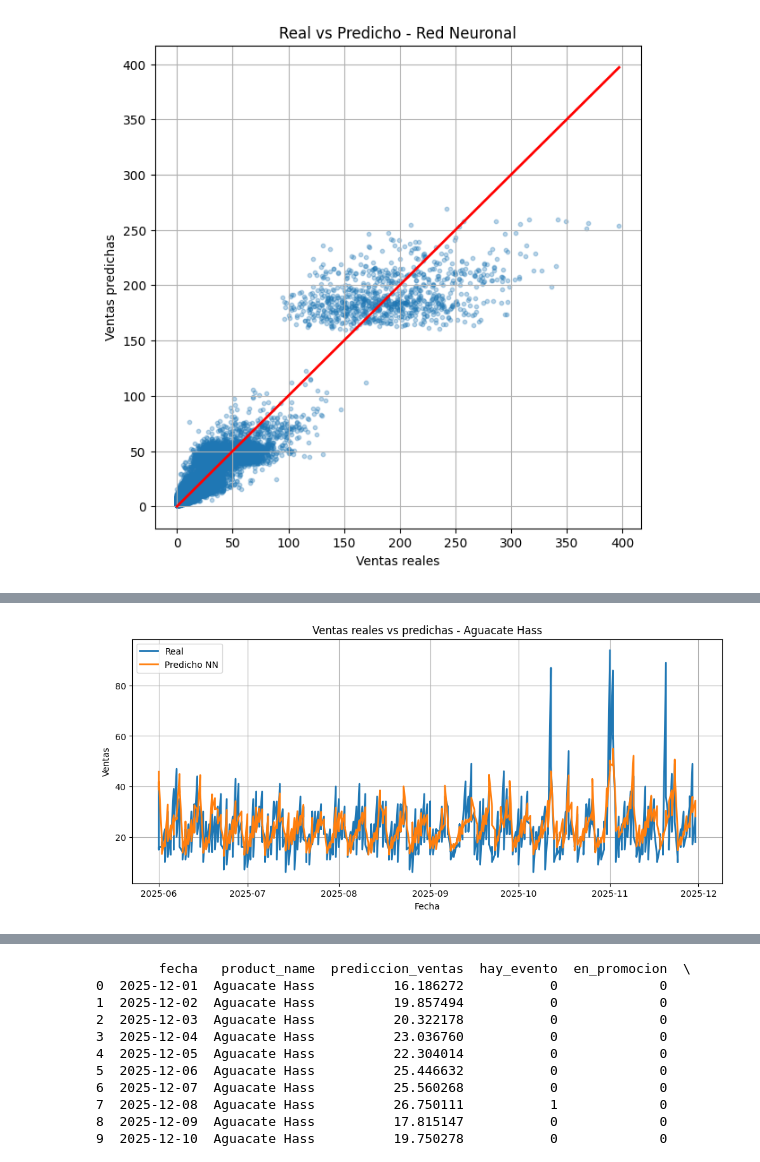
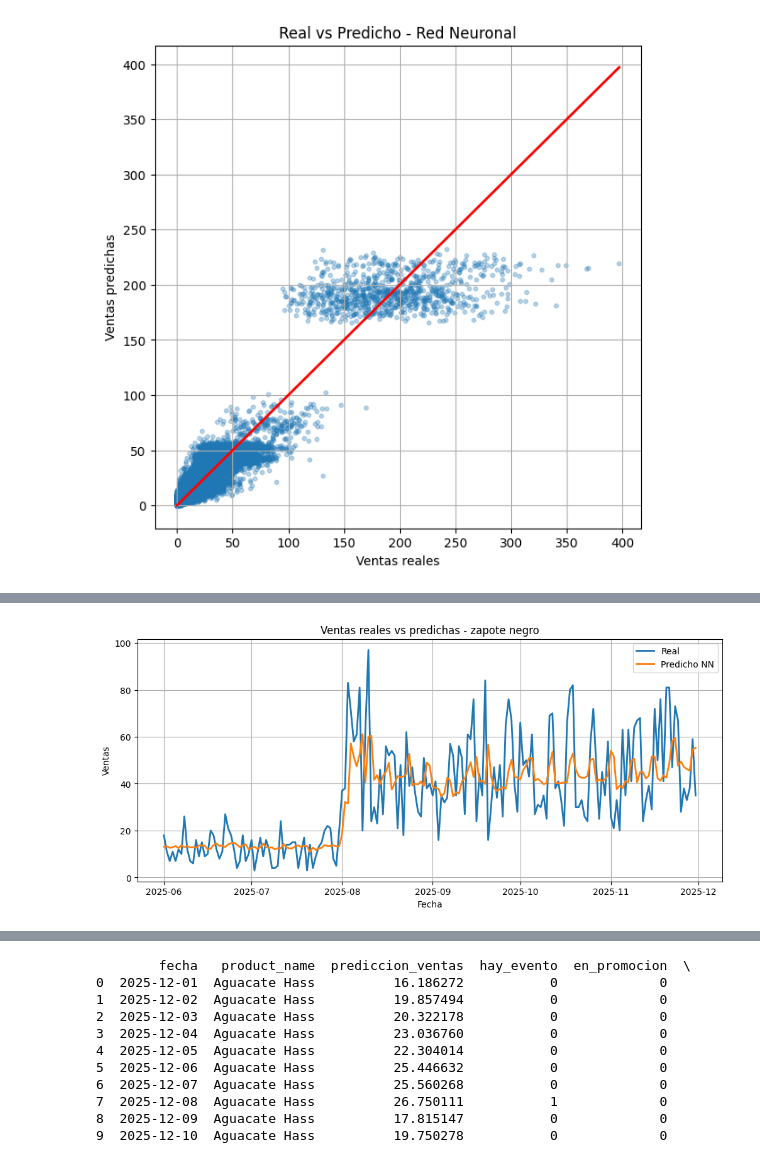
Before and after one commit to Fercho1407/proyectoTerminal, a Jupyter notebook: modelo/modelo.ipynb, the cells around one changed output, grey strips where cells are left out. Saved outputs shown, nothing was run; the diff lists cells and outputs as text; code cells hidden in the pictures.

```diff
--- a/modelo/modelo.ipynb
+++ b/modelo/modelo.ipynb
@@ -24,7 +24,7 @@ To enable the following instructions: AVX2 AVX_VNNI FMA, in other operations, re
 DATA_DIR = Path("../datasets")  # cámbialo si están en otra carpeta
 
 # Cargar ventas y eventos
-df_ventas = pd.read_csv(DATA_DIR / "ventas_completo_con_frutas_verduras.csv")
+df_ventas = pd.read_csv(DATA_DIR / "ventas_normalizado.csv")
 df_eventos = pd.read_csv(DATA_DIR / "eventos_productos.csv")
 
 print(df_ventas.head())
@@ -116,10 +116,6 @@ ventas["mes_cos"] = np.cos(2 * np.pi * ventas["mes"] / 12)
 ventas["dow_sin"] = np.sin(2 * np.pi * ventas["dia_semana"] / 7)
 ventas["dow_cos"] = np.cos(2 * np.pi * ventas["dia_semana"] / 7)
 
-# Booleanos a 0/1
-ventas["en_promocion"] = ventas["en_promocion"].astype(int)
-ventas["en_temporada"] = ventas["en_temporada"].astype(int)
-
 # IDs de producto y categoría
 ventas["product_id"], _ = pd.factorize(ventas["product_name"])
 ventas["category_id"], _ = pd.factorize(ventas["category_off"])
@@ -168,7 +164,7 @@ ventas_modelo.head()
 # Features para el modelo
 features = [
     "product_id", "category_id", "perecedero",
-    "precio", "en_promocion", "en_temporada", "hay_evento",
+    "precio", "en_temporada", "hay_evento",
     "anio", "mes", "dia_semana", "es_fin_semana",
     "mes_sin", "mes_cos", "dow_sin", "dow_cos",
     "lag_1", "lag_7", "lag_14", "media_7", "media_28", "media_90"
@@ -351,9 +347,9 @@ plt.title("Real vs Predicho - Red Neuronal")
 plt.grid(True)
 plt.show()
 # %% [output]
-[figure, old version]
+[figure, new version]
 # %%
-nombre_producto = "Aguacate Hass"  # cámbialo por el producto que quieras analizar
+nombre_producto = "zapote negro"
 
 # Obtenemos el product_id correspondiente
 pid = ventas_modelo.loc[
@@ -386,2 +382,2 @@ plt.show()
-[figure, old version]
+[figure, new version]
 # %%
```
Also changed, not shown: parts of 15 cells of this notebook.
